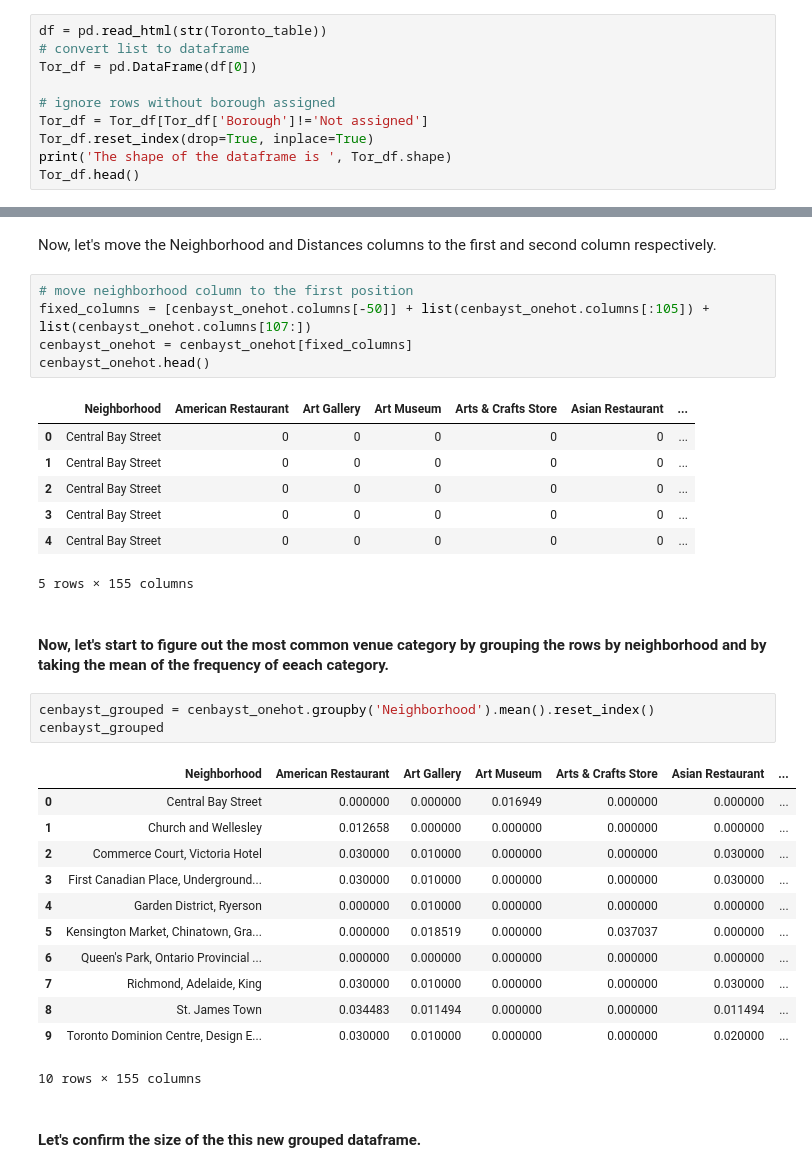
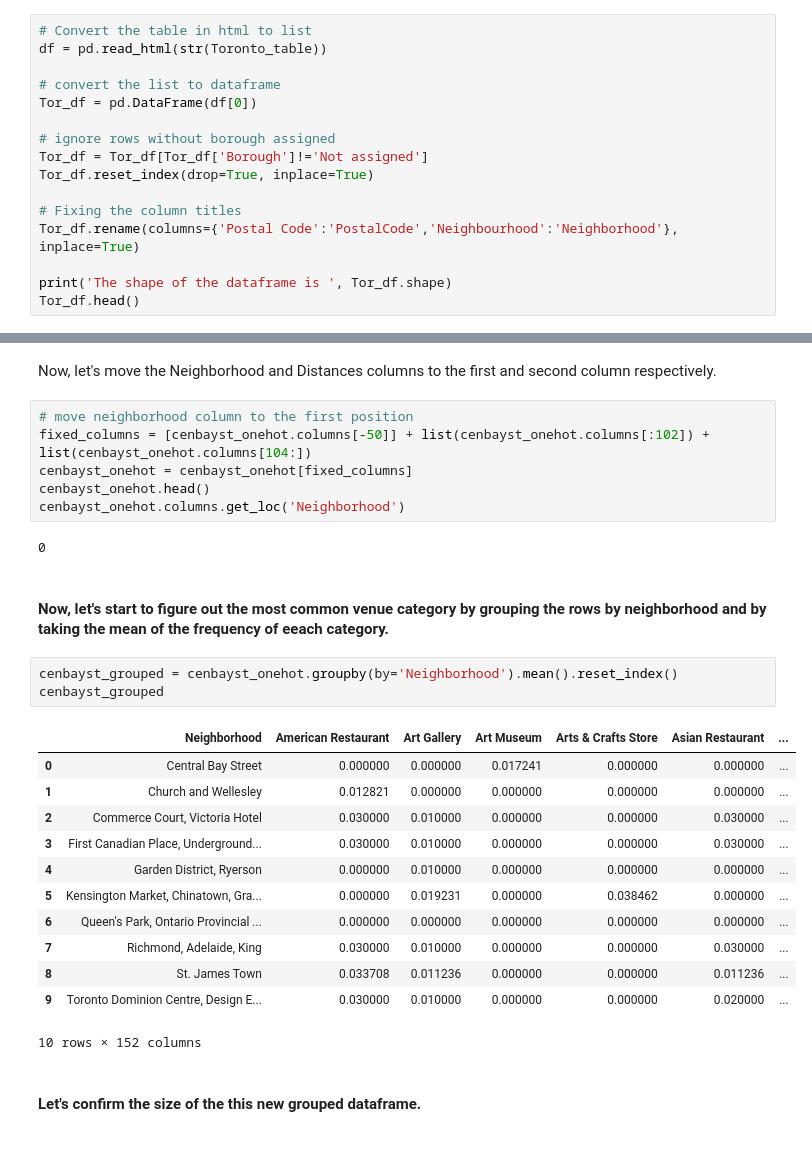
Before and after one commit to cdesai95/Coursera_Capstone, a Jupyter notebook: IBM Data Science Capstone Week 3 Local Machine Updated.ipynb, the cells around one changed output, grey strips where cells are left out. Saved outputs shown, nothing was run; the diff lists cells and outputs as text.

```diff
--- a/IBM Data Science Capstone Week 3 Local Machine Updated.ipynb
+++ b/IBM Data Science Capstone Week 3 Local Machine Updated.ipynb
@@ -61,13 +61,19 @@ Toronto_table
 <td>Not assigned
 </td></tr></tbody></table>
 # %%
+# Convert the table in html to list
 df = pd.read_html(str(Toronto_table))
-# convert list to dataframe
+
+# convert the list to dataframe
 Tor_df = pd.DataFrame(df[0])
 
 # ignore rows without borough assigned
 Tor_df = Tor_df[Tor_df['Borough']!='Not assigned']
 Tor_df.reset_index(drop=True, inplace=True)
+
+# Fixing the column titles
+Tor_df.rename(columns={'Postal Code':'PostalCode','Neighbourhood':'Neighborhood'}, inplace=True)
+
 print('The shape of the dataframe is ', Tor_df.shape)
 Tor_df.head()
 # %% [output]
@@ -535,35 +541,30 @@ print(cenbayst_onehot.shape)
 Now, let's move the Neighborhood and Distances columns to the first and second column respectively.
 # %%
 # move neighborhood column to the first position
-fixed_columns = [cenbayst_onehot.columns[-50]] + list(cenbayst_onehot.columns[:105]) + list(cenbayst_onehot.columns[107:])
+fixed_columns = [cenbayst_onehot.columns[-50]] + list(cenbayst_onehot.columns[:102]) + list(cenbayst_onehot.columns[104:])
 cenbayst_onehot = cenbayst_onehot[fixed_columns]
 cenbayst_onehot.head()
+cenbayst_onehot.columns.get_loc('Neighborhood')
 # %% [output]
-|  | Neighborhood | American Restaurant | Art Gallery | Art Museum | Arts & Crafts Store | Asian Restaurant | ... |
-| 0 | Central Bay Street | 0 | 0 | 0 | 0 | 0 | ... |
-| 1 | Central Bay Street | 0 | 0 | 0 | 0 | 0 | ... |
-| 2 | Central Bay Street | 0 | 0 | 0 | 0 | 0 | ... |
-| 3 | Central Bay Street | 0 | 0 | 0 | 0 | 0 | ... |
-| 4 | Central Bay Street | 0 | 0 | 0 | 0 | 0 | ... |
-5 rows × 155 columns
+0
 # %% [markdown]
 #### Now, let's start to figure out the most common venue category by grouping the rows by neighborhood and by taking the mean of the frequency of eeach category.
 # %%
-cenbayst_grouped = cenbayst_onehot.groupby('Neighborhood').mean().reset_index()
+cenbayst_grouped = cenbayst_onehot.groupby(by='Neighborhood').mean().reset_index()
 cenbayst_grouped
 # %% [output]
 |  | Neighborhood | American Restaurant | Art Gallery | Art Museum | Arts & Crafts Store | Asian Restaurant | ... |
-| 0 | Central Bay Street | 0.000000 | 0.000000 | 0.016949 | 0.000000 | 0.000000 | ... |
-| 1 | Church and Wellesley | 0.012658 | 0.000000 | 0.000000 | 0.000000 | 0.000000 | ... |
+| 0 | Central Bay Street | 0.000000 | 0.000000 | 0.017241 | 0.000000 | 0.000000 | ... |
+| 1 | Church and Wellesley | 0.012821 | 0.000000 | 0.000000 | 0.000000 | 0.000000 | ... |
 | 2 | Commerce Court, Victoria Hotel | 0.030000 | 0.010000 | 0.000000 | 0.000000 | 0.030000 | ... |
 | 3 | First Canadian Place, Underground... | 0.030000 | 0.010000 | 0.000000 | 0.000000 | 0.030000 | ... |
 | 4 | Garden District, Ryerson | 0.000000 | 0.010000 | 0.000000 | 0.000000 | 0.000000 | ... |
-| 5 | Kensington Market, Chinatown, Gra... | 0.000000 | 0.018519 | 0.000000 | 0.037037 | 0.000000 | ... |
+| 5 | Kensington Market, Chinatown, Gra... | 0.000000 | 0.019231 | 0.000000 | 0.038462 | 0.000000 | ... |
 | 6 | Queen's Park, Ontario Provincial ... | 0.000000 | 0.000000 | 0.000000 | 0.000000 | 0.000000 | ... |
 | 7 | Richmond, Adelaide, King | 0.030000 | 0.010000 | 0.000000 | 0.000000 | 0.030000 | ... |
-| 8 | St. James Town | 0.034483 | 0.011494 | 0.000000 | 0.000000 | 0.011494 | ... |
+| 8 | St. James Town | 0.033708 | 0.011236 | 0.000000 | 0.000000 | 0.011236 | ... |
 | 9 | Toronto Dominion Centre, Design E... | 0.030000 | 0.010000 | 0.000000 | 0.000000 | 0.020000 | ... |
-10 rows × 155 columns
+10 rows × 152 columns
 # %% [markdown]
 #### Let's confirm the size of the this new grouped dataframe.
 # %%
```
Also changed, not shown: parts of 18 cells of this notebook.
